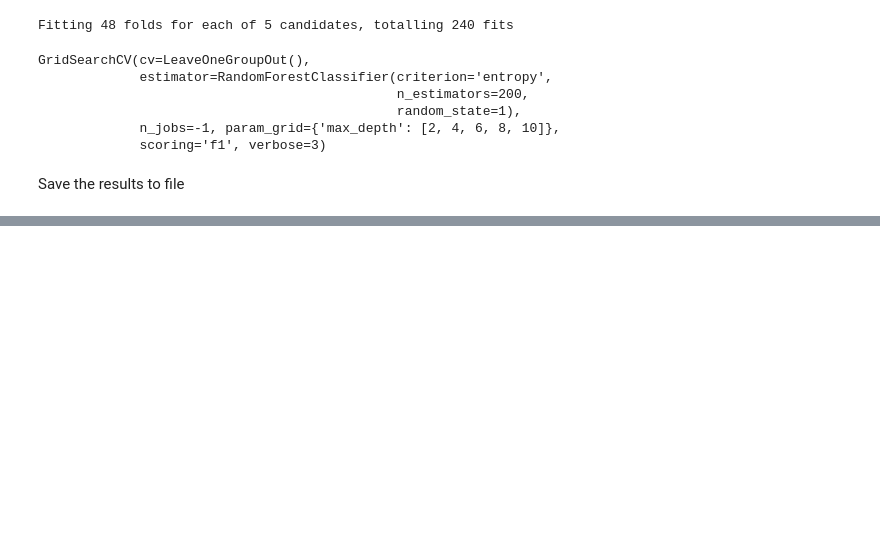
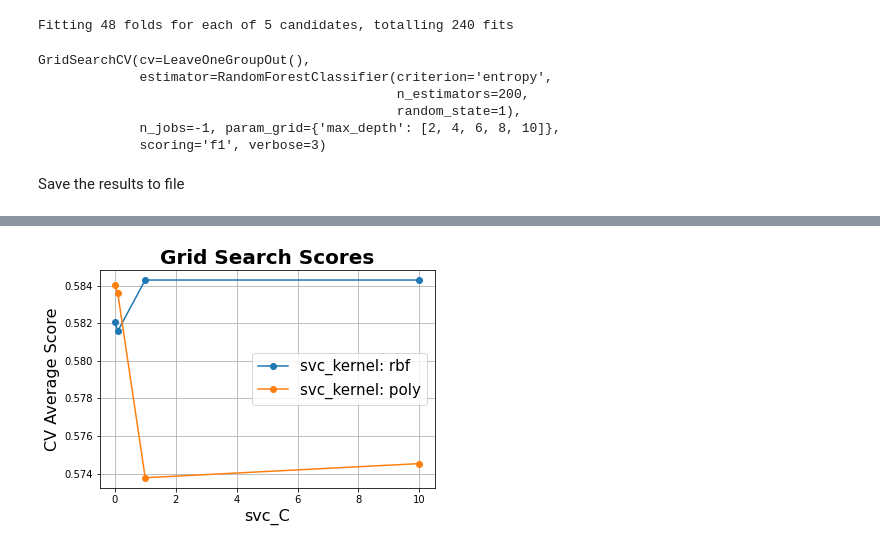
Before and after one commit to mikrzol/ML_bacteriophage_host_predicting, a Jupyter notebook: hyperparameter_tuning.ipynb, the cells around one changed output, grey strips where cells are left out. Saved outputs shown, nothing was run; the diff lists cells and outputs as text; code cells hidden in the pictures; blank space fills up the shorter version.

```diff
--- a/hyperparameter_tuning.ipynb
+++ b/hyperparameter_tuning.ipynb
@@ -30,9 +130,8 @@ logo = LeaveOneGroupOut()
 # %% [markdown]
 Perform GridSearch
 # %%
-
-clf2 = GridSearchCV(rfc, params, cv=logo, scoring='f1', n_jobs=-1, verbose=3)
-clf2.fit(X_learning, y_learning, groups=groups)
+clf_rfc = GridSearchCV(rfc, params, cv=logo, scoring='f1', n_jobs=-1, verbose=3)
+clf_rfc.fit(X_learning, y_learning, groups=groups)
 # %% [output]
 Fitting 48 folds for each of 5 candidates, totalling 240 fits
 GridSearchCV(cv=LeaveOneGroupOut(),
@@ -156,0 +156,16 @@ RandomForestClassifier(criterion='entropy', max_depth=4, n_estimators=200,
+# %%
+from sklearn.model_selection import GridSearchCV
+from sklearn.preprocessing import Normalizer
+from sklearn.model_selection import LeaveOneGroupOut
+from sklearn.pipeline import Pipeline
+from sklearn.svm import SVC
+
+pipe = Pipeline([
+    ('normalize', Normalizer()),
+    ('svc', SVC())])
+
+logo = LeaveOneGroupOut()
+params = {
+    'svc__C': [0.01, 0.1, 1, 10],
+    'svc__kernel': ['rbf', 'poly']
+}
@@ -156,0 +424,4 @@ RandomForestClassifier(criterion='entropy', max_depth=4, n_estimators=200,
+# %%
+plot_grid_search(clf_svc.cv_results_, params['svc__C'], params['svc__kernel'], 'svc_C', 'svc_kernel')
+# %% [output]
+[figure, added]
```
Also changed, not shown: parts of 79 cells of this notebook.
